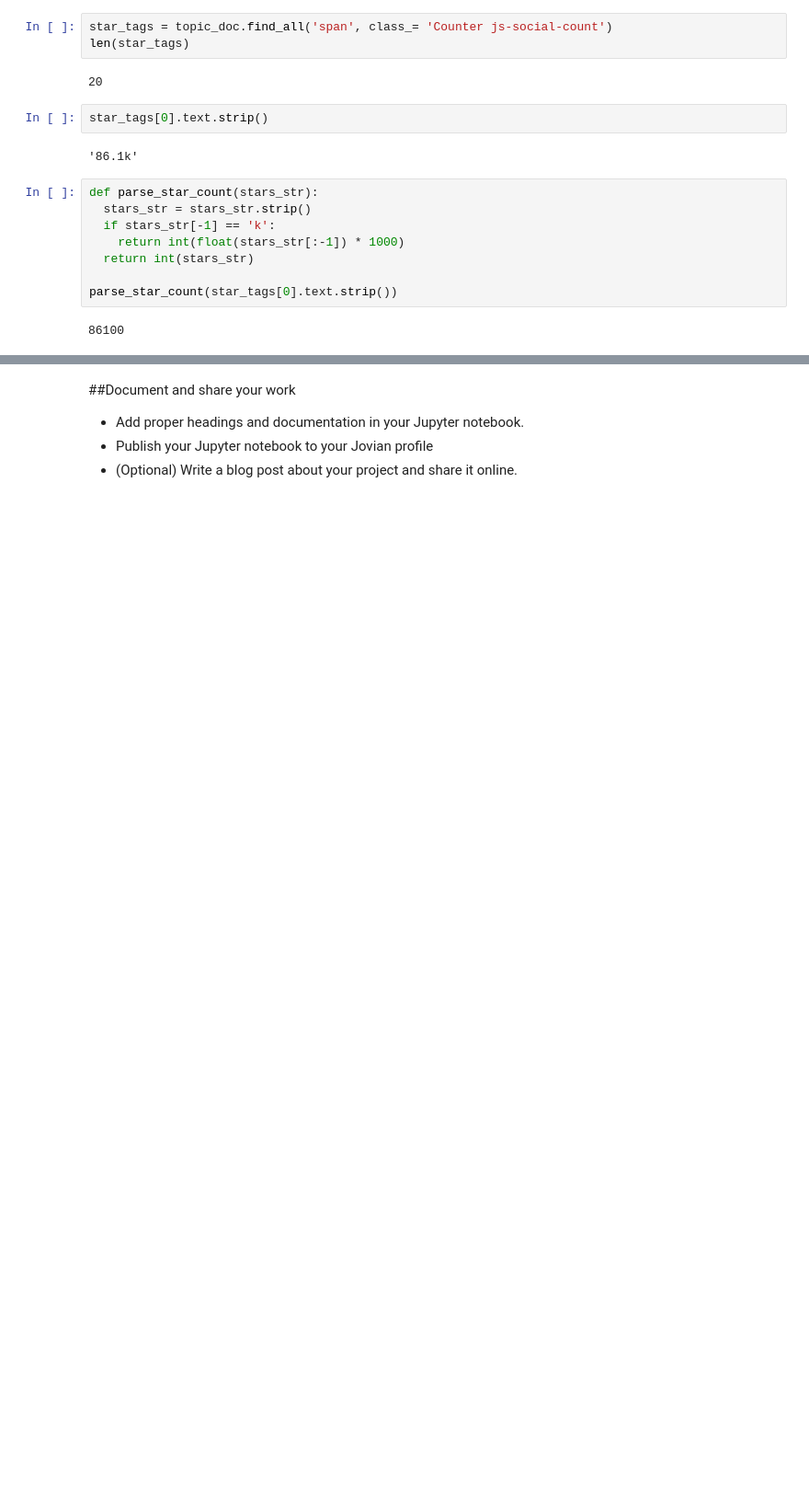
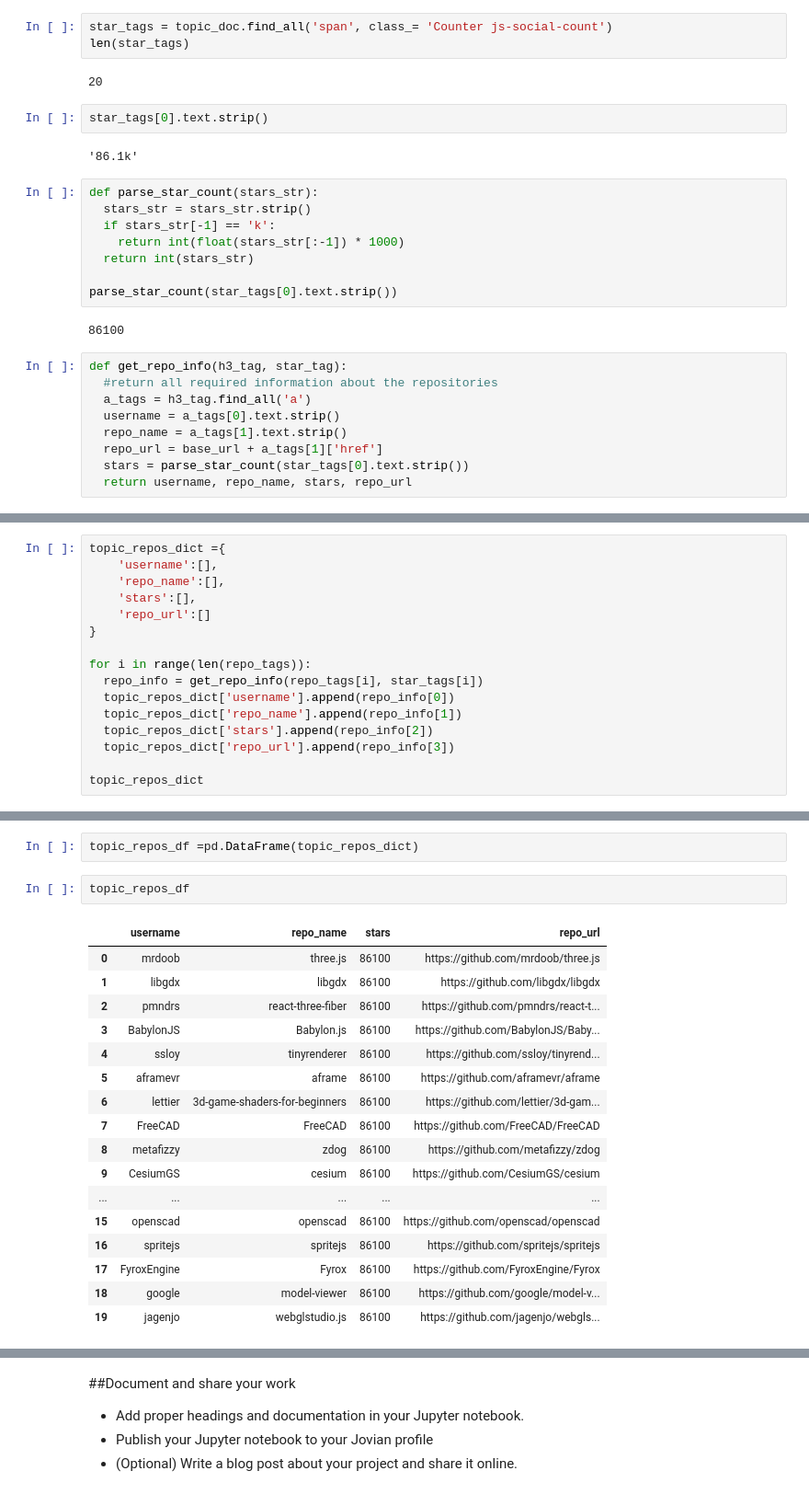
Before and after one commit to ronaldonyango/us-accidents-eda, a Jupyter notebook: Webscraping.ipynb, the cells around one changed output, grey strips where cells are left out. Shown: that part at 92% size. Drawn from its saved outputs; the diff is of its cells as text; blank space fills up the shorter version.

```diff
--- a/Webscraping.ipynb
+++ b/Webscraping.ipynb
@@ -296,3 +276,12 @@ def parse_star_count(stars_str):
 parse_star_count(star_tags[0].text.strip())
 # %% [output]
 86100
+# %%
+def get_repo_info(h3_tag, star_tag):
+  #return all required information about the repositories
+  a_tags = h3_tag.find_all('a')
+  username = a_tags[0].text.strip()
+  repo_name = a_tags[1].text.strip()
+  repo_url = base_url + a_tags[1]['href']
+  stars = parse_star_count(star_tags[0].text.strip())
+  return username, repo_name, stars, repo_url
@@ -298,0 +292,16 @@ parse_star_count(star_tags[0].text.strip())
+# %%
+topic_repos_dict ={
+    'username':[],
+    'repo_name':[],
+    'stars':[],
+    'repo_url':[]
+}
+
+for i in range(len(repo_tags)):
+  repo_info = get_repo_info(repo_tags[i], star_tags[i])
+  topic_repos_dict['username'].append(repo_info[0])
+  topic_repos_dict['repo_name'].append(repo_info[1])
+  topic_repos_dict['stars'].append(repo_info[2])
+  topic_repos_dict['repo_url'].append(repo_info[3])
+
+topic_repos_dict
@@ -298,0 +326,22 @@ parse_star_count(star_tags[0].text.strip())
+# %%
+topic_repos_df =pd.DataFrame(topic_repos_dict)
+# %%
+topic_repos_df
+# %% [output]
+|  | username | repo_name | stars | repo_url |
+| 0 | mrdoob | three.js | 86100 | https://github.com/mrdoob/three.js |
+| 1 | libgdx | libgdx | 86100 | https://github.com/libgdx/libgdx |
+| 2 | pmndrs | react-three-fiber | 86100 | https://github.com/pmndrs/react-t... |
+| 3 | BabylonJS | Babylon.js | 86100 | https://github.com/BabylonJS/Baby... |
+| 4 | ssloy | tinyrenderer | 86100 | https://github.com/ssloy/tinyrend... |
+| 5 | aframevr | aframe | 86100 | https://github.com/aframevr/aframe |
+| 6 | lettier | 3d-game-shaders-for-beginners | 86100 | https://github.com/lettier/3d-gam... |
+| 7 | FreeCAD | FreeCAD | 86100 | https://github.com/FreeCAD/FreeCAD |
+| 8 | metafizzy | zdog | 86100 | https://github.com/metafizzy/zdog |
+| 9 | CesiumGS | cesium | 86100 | https://github.com/CesiumGS/cesium |
+| ... | ... | ... | ... | ... |
+| 15 | openscad | openscad | 86100 | https://github.com/openscad/openscad |
+| 16 | spritejs | spritejs | 86100 | https://github.com/spritejs/spritejs |
+| 17 | FyroxEngine | Fyrox | 86100 | https://github.com/FyroxEngine/Fyrox |
+| 18 | google | model-viewer | 86100 | https://github.com/google/model-v... |
+| 19 | jagenjo | webglstudio.js | 86100 | https://github.com/jagenjo/webgls... |
```
Also changed, not shown: parts of 12 cells of this notebook.
